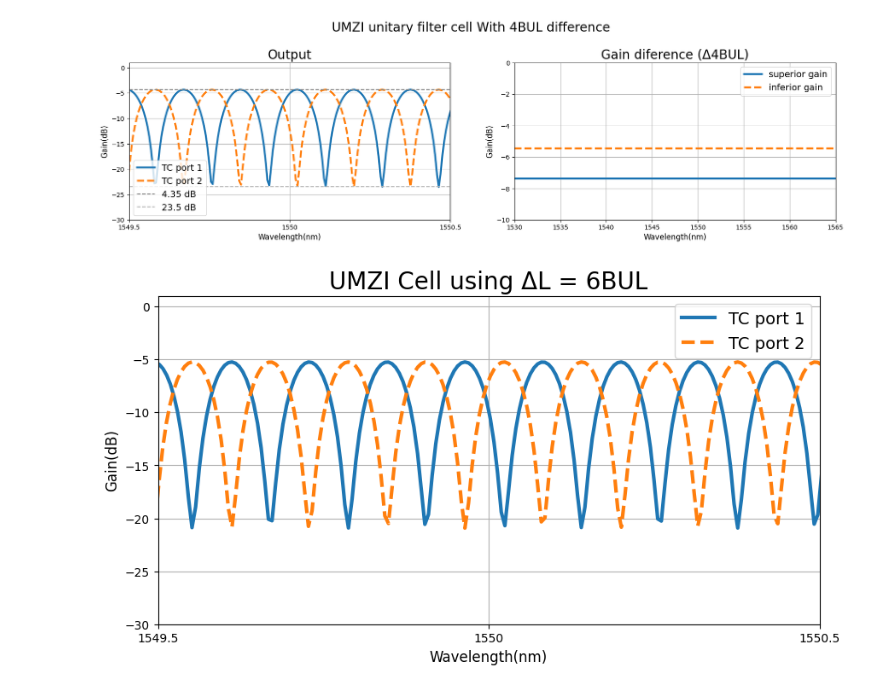
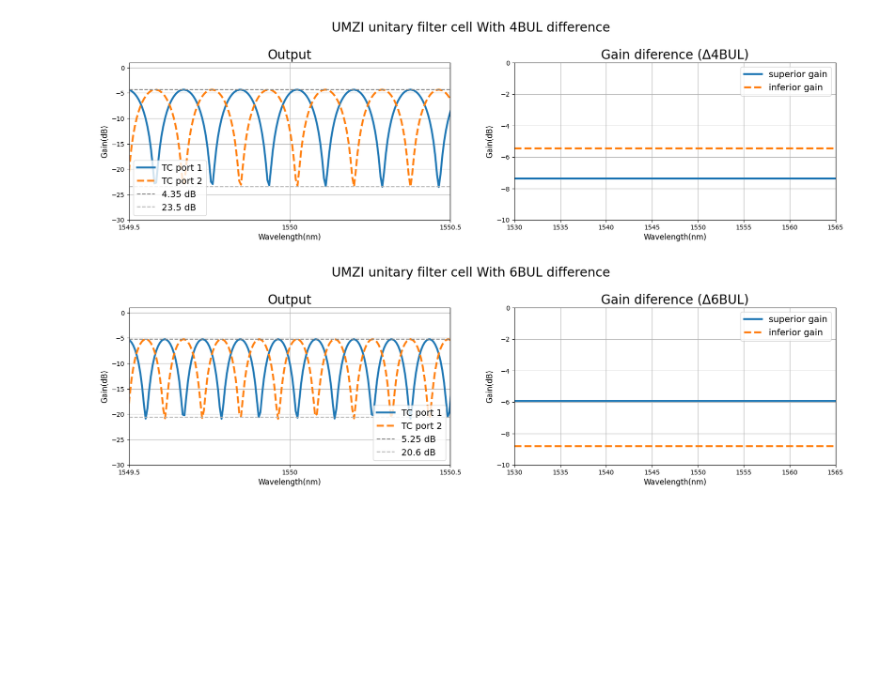
Before and after one commit to CaioRodrigues200/Programmable-Multifunctional-Circuit, a Jupyter notebook: Simulations/INTERCONNECT_Leo.ipynb, the cells around one changed output. Saved outputs shown, nothing was run; the diff lists cells and outputs as text; code cells hidden in the pictures; blank space fills up the shorter version.

Commit message:
6 BUL and 4 BUL UMZI

```diff
--- a/Simulations/INTERCONNECT_Leo.ipynb
+++ b/Simulations/INTERCONNECT_Leo.ipynb
@@ -704,26 +698,41 @@ inter.connect('ONA_1','input 2', 'TC_out', 'port 2');
-# %%
-inter.switchtolayout()
-inter.run()
-
-figure7 = plt.figure(figsize=[10,5]);
-
-gainTC_1 = inter.getresult('ONA_1','input 1/mode 1/gain')['TE gain (dB)']
-gainTC_2 = inter.getresult('ONA_1','input 2/mode 1/gain')['TE gain (dB)']
-
-λ = np.linspace(simulation_band[0]*1e9,simulation_band[-1]*1e9, points)
-
-plt.title('UMZI Cell using ΔL = 6BUL', fontsize = 20)
-plt.grid()
-plt.plot(λ, gainTC_1, label= 'TC port 1', linewidth = 3)
-plt.plot(λ, gainTC_2,'--', label = 'TC port 2', linewidth = 3)
-
-plt.legend(fontsize = 14)
-plt.xlim(1549.5,1550.5)
-plt.ylim(-30,1)
-plt.xticks([1549.5, 1550, 1550.5], ['1549.5', '1550', '1550.5'])
-plt.ylabel('Gain(dB)', fontsize=12)
-plt.xlabel('Wavelength(nm)', fontsize=12)
-
-figure7.savefig('../Media/UMZI Results/UMZI6BUL.png',bbox_inches='tight')
-# %% [output]
-[figure, removed]
+# %%
+figure6,fig = plt.subplots(1,2,figsize=[20,5]);
+
+#inter.run()
+
+gainTC_p1 = inter.getresult('ONA_1','input 1/mode 1/gain')['TE gain (dB)']
+gainTC_p2 = inter.getresult('ONA_1','input 2/mode 1/gain')['TE gain (dB)']
+gainTC_p3 = inter.getresult('ONA_1','input 3/mode 1/gain')['TE gain (dB)']
+gainTC_p4 = inter.getresult('ONA_1','input 4/mode 1/gain')['TE gain (dB)']
+
+λ = np.linspace(simulation_band[0]*1e9,simulation_band[-1]*1e9, points)
+
+figure6.suptitle('UMZI unitary filter cell With 6BUL difference', fontsize = 20)
+figure6.subplots_adjust(top=0.8)
+
+fig[0].set_title('Output', fontsize = 20)
+fig[0].grid()
+fig[0].plot(λ, gainTC_p1, label= 'TC port 1', linewidth = 3)
+fig[0].plot(λ, gainTC_p2,'--', label = 'TC port 2', linewidth = 3)
+fig[0].set_xlim(1549.5,1550.5)
+fig[0].set_ylim(-30,1)
+fig[0].set_xticks([1549.5, 1550, 1550.5], ['1549.5', '1550', '1550.5'])
+fig[0].set_ylabel('Gain(dB)', fontsize=12)
+fig[0].set_xlabel('Wavelength(nm)', fontsize=12)
+fig[0].axhline(-5.25, label = '5.25 dB', color = 'grey', linestyle='--')
+fig[0].axhline(-20.6, label = '20.6 dB', color = '0.7', linestyle='--')
+fig[0].legend(fontsize = 14)
+
+fig[1].set_title('Gain diference (Δ6BUL)', fontsize = 20)
+fig[1].grid()
+fig[1].plot(λ, gainTC_p3, label = 'superior gain', linewidth = 3)
+fig[1].plot(λ, gainTC_p4,'--', label = 'inferior gain', linewidth = 3)
+fig[1].legend(fontsize = 14)
+fig[1].set_xlim(cband[0]*1e9,cband[-1]*1e9)
+fig[1].set_ylim(-10,0)
+fig[1].set_ylabel('Gain(dB)', fontsize=12)
+fig[1].set_xlabel('Wavelength(nm)', fontsize=12)
+
+figure6.savefig('../Media/UMZI Results/UMZI_unitary_cell_6BUL.png',bbox_inches='tight')
+# %% [output]
+[figure, added]
```
Also changed, not shown: parts of 2 cells of this notebook, 5 other files.
